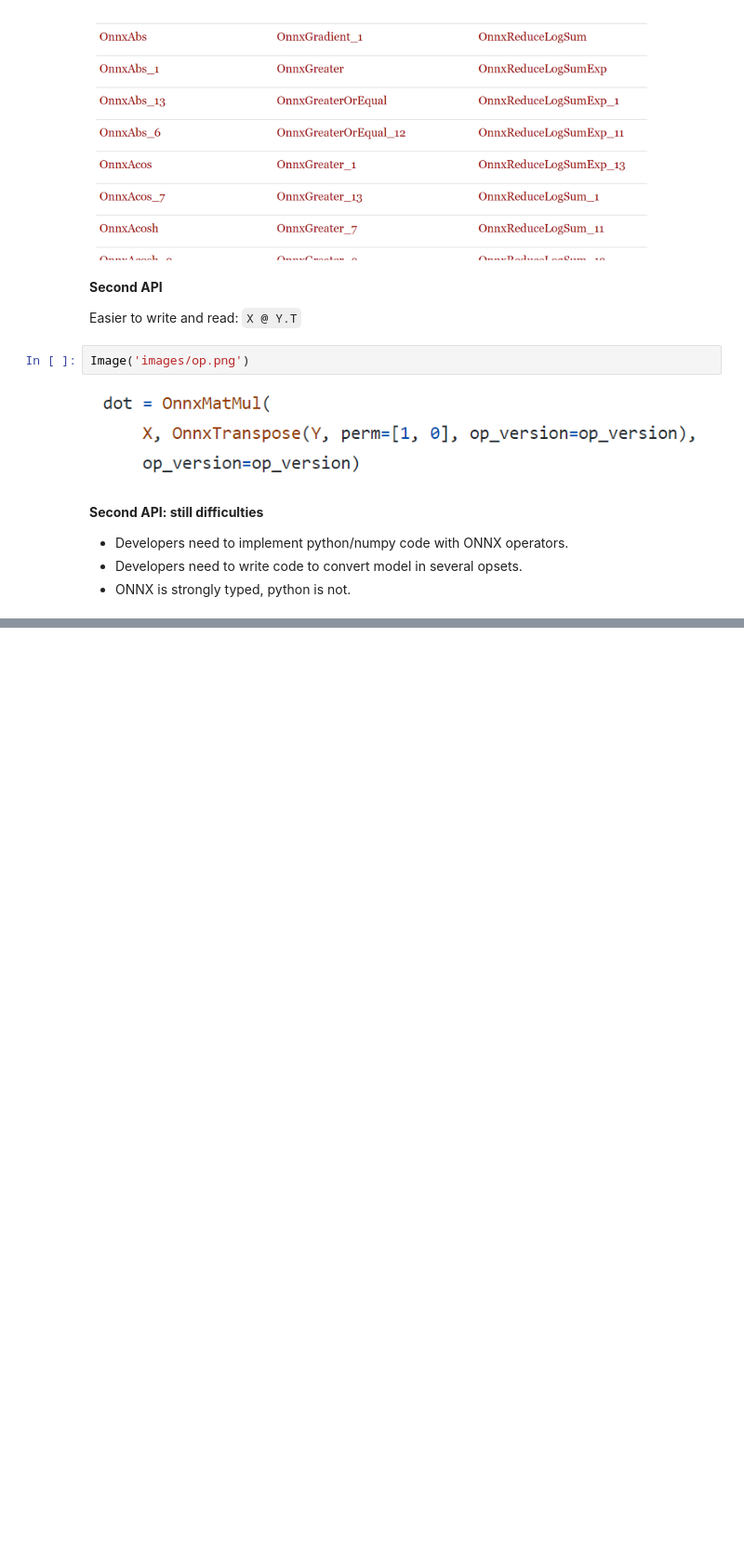
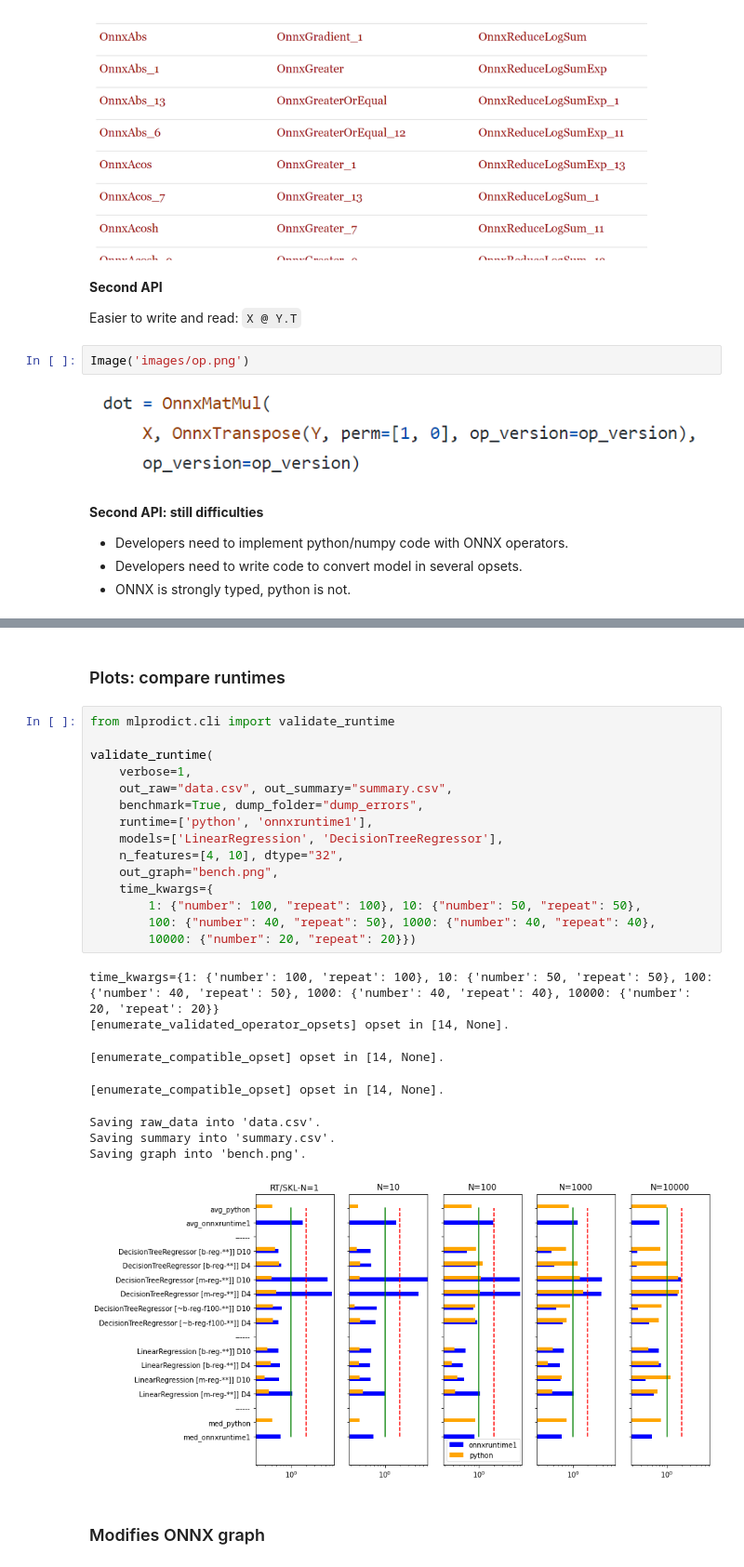
Before and after one commit to onnx/sklearn-onnx, a Jupyter notebook: docs/notebooks/introduction.ipynb, the cells around one changed output, grey strips where cells are left out. Shown at 93% size. Drawn from its saved outputs; the diff is of its cells as text; blank space fills up the shorter version.

```diff
--- a/docs/notebooks/introduction.ipynb
+++ b/docs/notebooks/introduction.ipynb
@@ -530,0 +998,28 @@ Image('images/op.png')
+# %% [markdown]
+### Plots: compare runtimes
+# %%
+from mlprodict.cli import validate_runtime
+
+validate_runtime(
+    verbose=1,
+    out_raw="data.csv", out_summary="summary.csv",
+    benchmark=True, dump_folder="dump_errors",
+    runtime=['python', 'onnxruntime1'],
+    models=['LinearRegression', 'DecisionTreeRegressor'],
+    n_features=[4, 10], dtype="32",
+    out_graph="bench.png",
+    time_kwargs={
+        1: {"number": 100, "repeat": 100}, 10: {"number": 50, "repeat": 50},
+        100: {"number": 40, "repeat": 50}, 1000: {"number": 40, "repeat": 40},
+        10000: {"number": 20, "repeat": 20}})
+# %% [output]
+time_kwargs={1: {'number': 100, 'repeat': 100}, 10: {'number': 50, 'repeat': 50}, 100: {'number': 40, 'repeat': 50}, 1000: {'number': 40, 'repeat': 40}, 10000: {'number': 20, 'repeat': 20}}
+[enumerate_validated_operator_opsets] opset in [14, None].
+[enumerate_compatible_opset] opset in [14, None].
+[enumerate_compatible_opset] opset in [14, None].
+Saving raw_data into 'data.csv'.
+Saving summary into 'summary.csv'.
+Saving graph into 'bench.png'.
+[figure, added]
+# %% [markdown]
+### Modifies ONNX graph
```
Also changed, not shown: parts of 70 cells of this notebook, 2 other files.
